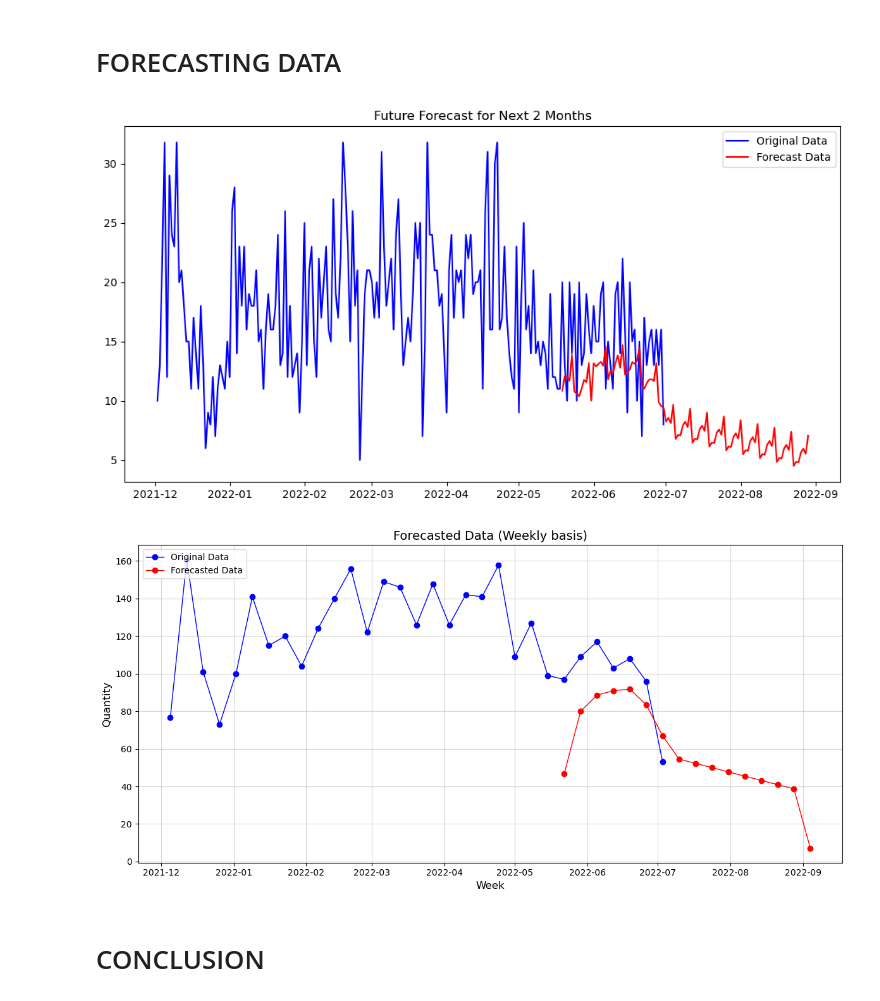
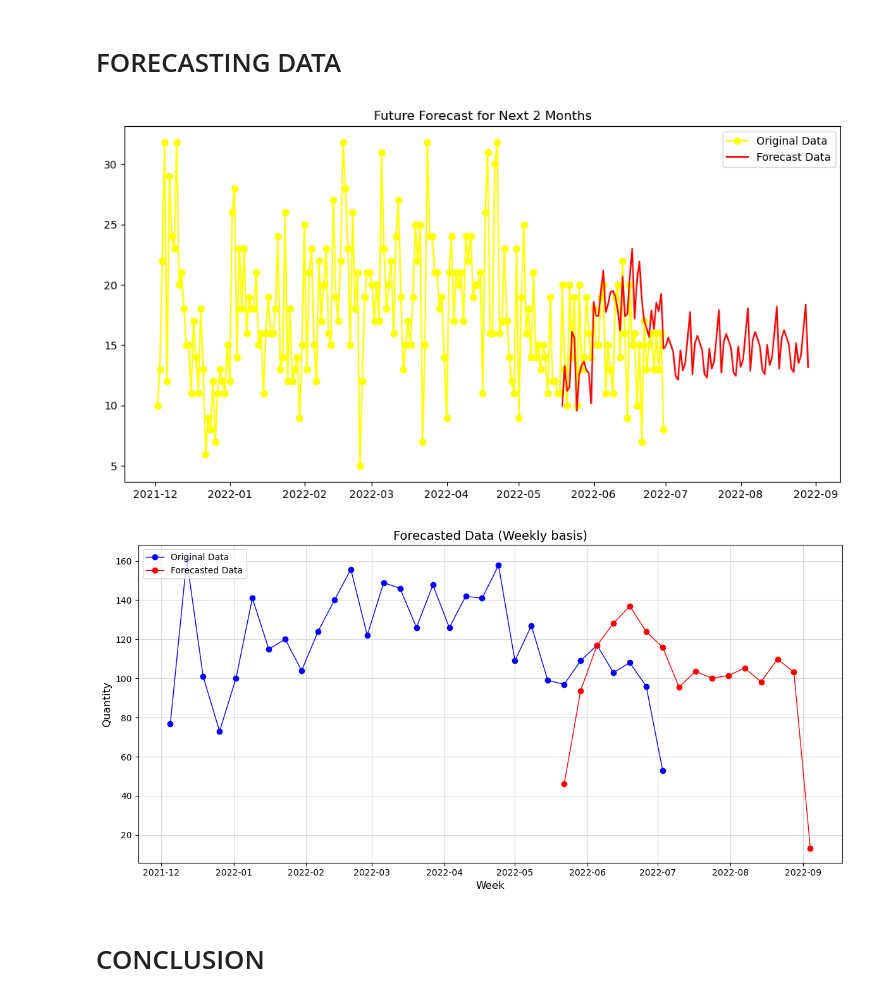
Before and after one commit to springboardmentor436z/FutureCart--AI-Driven-Demand-Prediction, a Jupyter notebook: Shriya_Infy/DEMAND_FORCASTING.ipynb, the cells around one changed output. Drawn from its saved outputs; the diff is of its cells as text; code cells hidden in the pictures.

```diff
--- a/Shriya_Infy/DEMAND_FORCASTING.ipynb
+++ b/Shriya_Infy/DEMAND_FORCASTING.ipynb
@@ -1579,42 +1579,41 @@ explanatory_vars = ['Impressions', 'Clicks', 'mon', 'tue', 'wed', 'thur', 'fri',
            'may', 'june', 'july', 'august', 'sep', 'oct', 'nov', 'dec']
 exog = df[explanatory_vars]
 
 train_split_index = int(len(df) * 0.8)
 train_target = target[:train_split_index]
 test_target = target[train_split_index:]
 train_exog = exog[:train_split_index]
 test_exog = exog[train_split_index:]
 
 future_days = 60
 future_dates = pd.date_range(start=df.index[-1] + pd.Timedelta(days=1), periods=future_days, freq='D')
 future_exog = pd.DataFrame(0, index=future_dates, columns=test_exog.columns)
 
 # Combining test data and future data for exogenous variables
 all_test_exog = pd.concat([test_exog, future_exog])
 
 # Building and fitting of SARIMAX model
-sarimax_model = SARIMAX(train_target, exog=train_exog, order=(1, 1, 1), seasonal_order=(1, 1, 1, 7))
+sarimax_model = SARIMAX(train_target, exog=train_exog, order=(0, 1, 1), seasonal_order=(0, 1, 1, 12))
 sarimax_results = sarimax_model.fit(disp=False)
 
 # Forecasting
 forecast_steps = len(all_test_exog)
 forecast = sarimax_results.get_forecast(steps=forecast_steps, exog=all_test_exog)
 forecast_values = forecast.predicted_mean
 
 # Plot of actual data and forecast data
-plt.figure(figsize=(12, 6))
-plt.plot(df.index, target, label='Original Data', color='blue')
+plt.figure(figsize=(12,6))
+plt.plot(df.index, target, label='Original Data', linestyle='-', color='yellow', marker='o', linewidth=1)
 plt.plot(all_test_exog.index, forecast_values, label='Forecast Data', color='red')
 plt.title("Future Forecast for Next 2 Months")
 plt.legend()
 plt.show()
 # %% [output]
-[figure, old version]
+[figure, new version]
 # %%
 actual_weekly = target.resample('W').sum()
 forecast_weekly = forecast_values.resample('W').sum()
-
-# Plot of actual vs forecasted data
+# plot of forecast weekly basis
 plt.figure(figsize=(12, 6))
 plt.plot(actual_weekly.index, actual_weekly, label='Original Data', color='blue', marker='o', linestyle='-', linewidth=1)
 plt.plot(forecast_weekly.index, forecast_weekly, label='Forecasted Data', color='red', marker='o', linestyle='-', linewidth=1)
@@ -1626,7 +1625,7 @@ plt.grid(alpha=0.5)
 plt.tight_layout()
 plt.show()
 # %% [output]
-[figure, old version]
+[figure, new version]
 # %% [markdown]
 # CONCLUSION
 # %% [markdown]
```
Also changed, not shown: parts of 6 cells of this notebook, 2 other files.
